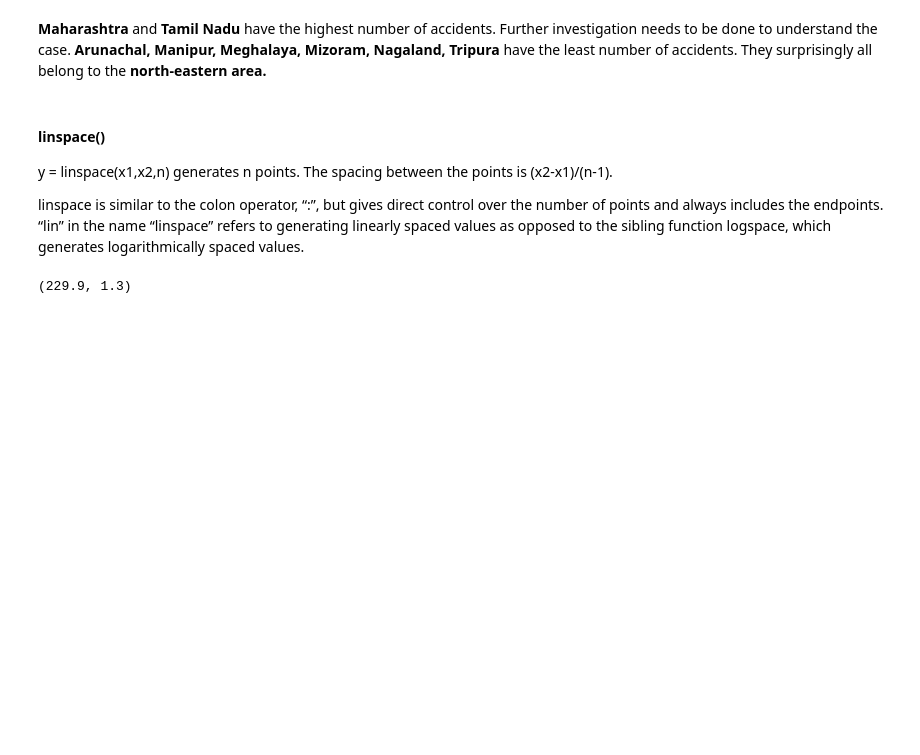
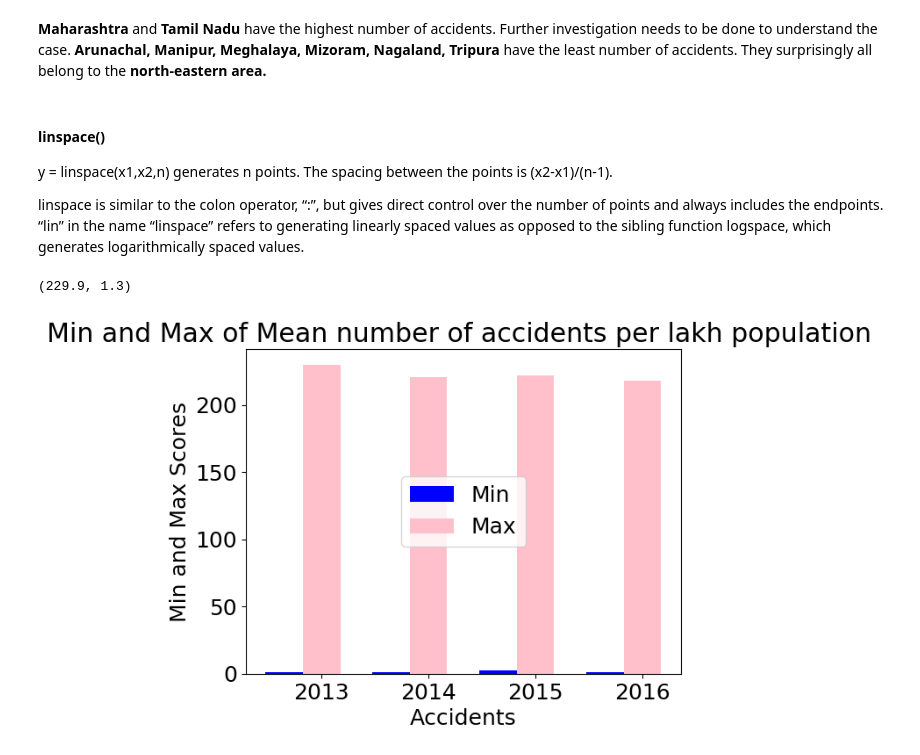
Before and after one commit to katreparitosh/Multi-Dimentional-Data-Analytics-of-Road-Accidents-in-India, a Jupyter notebook: Road-Accidents-Analysis.ipynb, the cells around one changed output. Drawn from its saved outputs; the diff is of its cells as text; code cells hidden in the pictures; blank space fills up the shorter version.

```diff
--- a/Road-Accidents-Analysis.ipynb
+++ b/Road-Accidents-Analysis.ipynb
@@ -377,0 +371,19 @@ r1 = plt.bar()
+# %%
+n = 4
+minx = (min13, min14, min15, min16)
+maxx = (max13, max14, max15, max16)
+index = np.arange(n)
+bar_width = 0.35
+
+r1 = plt.bar(index, minx, bar_width, align = 'center', color = 'b', label = 'Min')
+
+r2 = plt.bar(index + bar_width, maxx, bar_width, align = 'center', color ='pink', label = 'Max')
+
+plt.xlabel("Accidents")
+plt.ylabel("Min and Max Scores")
+plt.title("Min and Max of Mean number of accidents per lakh population ")
+plt.xticks(index + bar_width,('2013','2014','2015','2016'))
+plt.legend(loc = 'center')
+plt.show()
+# %% [output]
+[figure, added]
```
Also changed, not shown: parts of 2 cells of this notebook.
